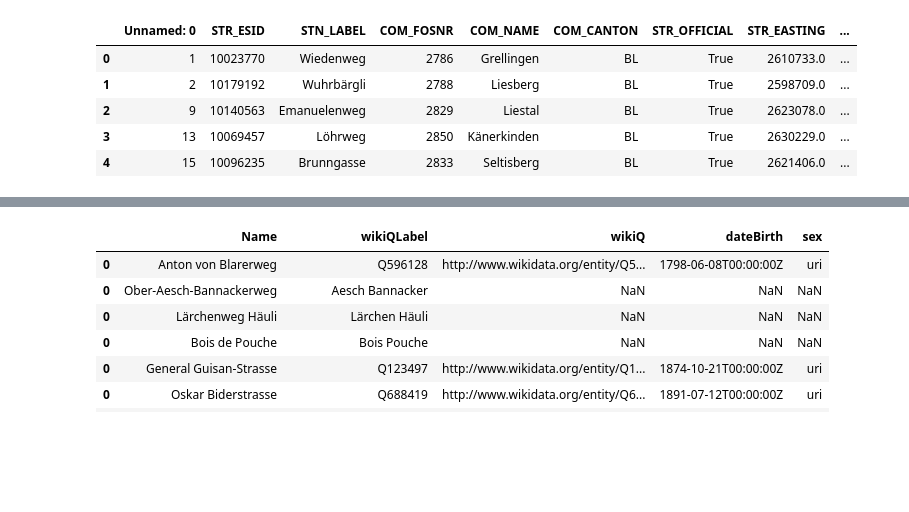
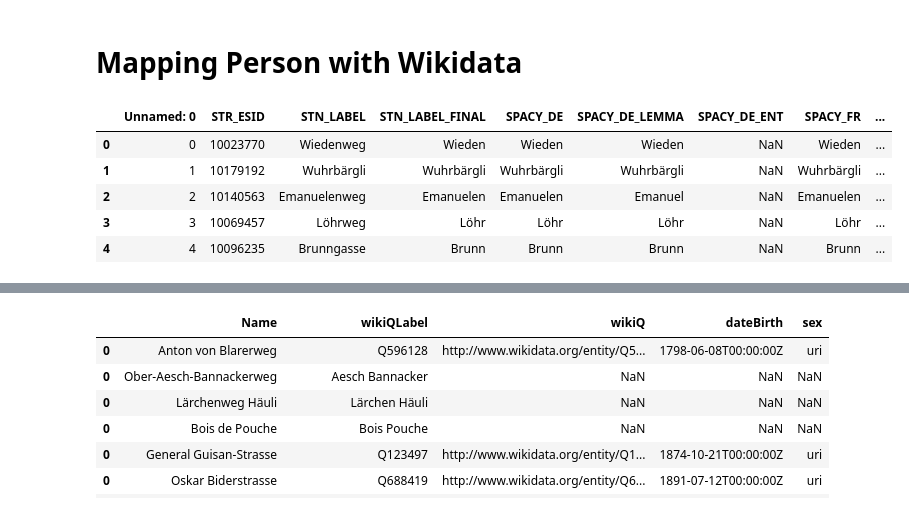
Before and after one commit to CaptainInler/cassda-zertifikatsarbeit, a Jupyter notebook: Modeling/mapping wiki person.ipynb, the cells around one changed output, grey strips where cells are left out. Drawn from its saved outputs; the diff is of its cells as text; code cells hidden in the pictures; blank space fills up the shorter version.

```diff
--- a/Modeling/mapping wiki person.ipynb
+++ b/Modeling/mapping wiki person.ipynb
@@ -1,13 +1,15 @@
+# %% [markdown]
+# Mapping Person with Wikidata
 # %%
 import pandas as pd
 import numpy as np
 
-streetnames = pd.read_csv('streetnames.csv', encoding='UTF-8-SIG', sep=';')
+streetnames = pd.read_csv('../Datapreparation/spacy_out.csv', encoding='UTF-8-SIG', sep=';')
 streetnames.head()
 # %% [output]
-|  | Unnamed: 0 | STR_ESID | STN_LABEL | COM_FOSNR | COM_NAME | COM_CANTON | STR_OFFICIAL | STR_EASTING | ... |
-| 0 | 1 | 10023770 | Wiedenweg | 2786 | Grellingen | BL | True | 2610733.0 | ... |
-| 1 | 2 | 10179192 | Wuhrbärgli | 2788 | Liesberg | BL | True | 2598709.0 | ... |
-| 2 | 9 | 10140563 | Emanuelenweg | 2829 | Liestal | BL | True | 2623078.0 | ... |
-| 3 | 13 | 10069457 | Löhrweg | 2850 | Känerkinden | BL | True | 2630229.0 | ... |
-| 4 | 15 | 10096235 | Brunngasse | 2833 | Seltisberg | BL | True | 2621406.0 | ... |
+|  | Unnamed: 0 | STR_ESID | STN_LABEL | STN_LABEL_FINAL | SPACY_DE | SPACY_DE_LEMMA | SPACY_DE_ENT | SPACY_FR | ... |
+| 0 | 0 | 10023770 | Wiedenweg | Wieden | Wieden | Wieden | NaN | Wieden | ... |
+| 1 | 1 | 10179192 | Wuhrbärgli | Wuhrbärgli | Wuhrbärgli | Wuhrbärgli | NaN | Wuhrbärgli | ... |
+| 2 | 2 | 10140563 | Emanuelenweg | Emanuelen | Emanuelen | Emanuel | NaN | Emanuelen | ... |
+| 3 | 3 | 10069457 | Löhrweg | Löhr | Löhr | Löhr | NaN | Löhr | ... |
+| 4 | 4 | 10096235 | Brunngasse | Brunn | Brunn | Brunn | NaN | Brunn | ... |
```
Also changed, not shown: parts of 12 cells of this notebook.
